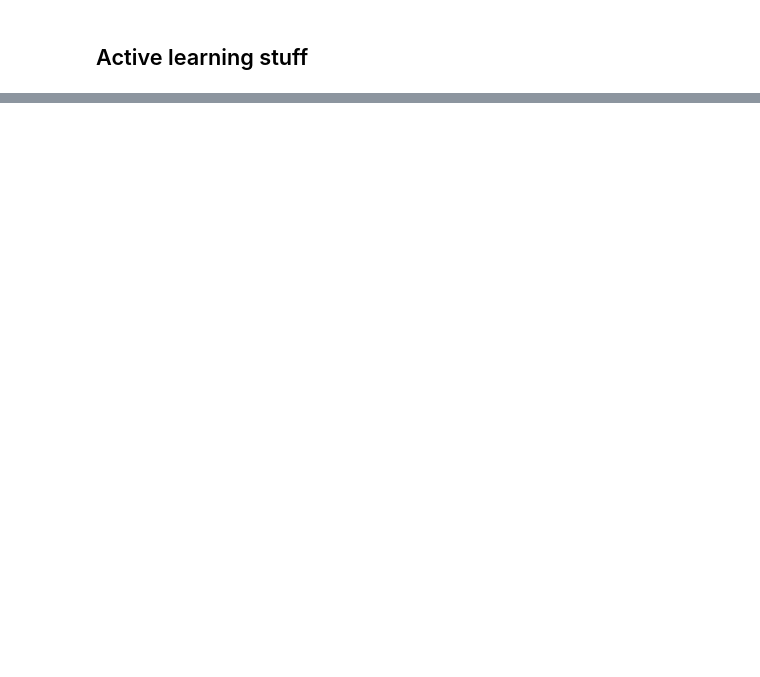
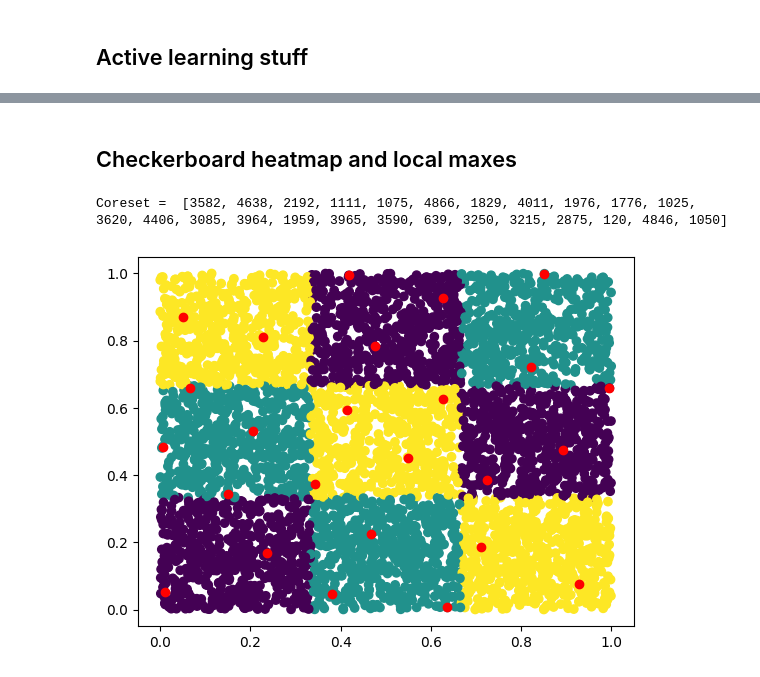
Before and after one commit to chapman20j/SAR_BAL, a Jupyter notebook: Batch Examples Plots.ipynb, the cells around one changed output, grey strips where cells are left out. Cells and saved outputs as stored; diff of their text form; code cells hidden in the pictures; blank space fills up the shorter version.

Commit message:
images

```diff
--- a/Batch Examples Plots.ipynb
+++ b/Batch Examples Plots.ipynb
@@ -132,0 +119,23 @@ plt.show()
+# %% [markdown]
+## Checkerboard heatmap and local maxes
+# %%
+#Make data set
+X, labels = bal.gen_checkerboard_3(num_samples=5000)
+# %%
+#Create graph learning objects
+W = gl.weightmatrix.knn(X, 20, kernel = 'distance')
+G = gl.graph(W)
+
+#Generate coreset
+coreset = bal.coreset_dijkstras(G, .5, data = X, density_info = (True, .2, 1.0));
+print("Coreset = ", coreset)
+# %% [output]
+Coreset =  [3582, 4638, 2192, 1111, 1075, 4866, 1829, 4011, 1976, 1776, 1025, 3620, 4406, 3085, 3964, 1959, 3965, 3590, 639, 3250, 3215, 2875, 120, 4846, 1050]
+# %%
+#plot
+plt.scatter(X[:, 0], X[:, 1], c = labels)
+plt.scatter(X[coreset, 0], X[coreset, 1], c='r')
+plt.savefig('SAR Results/checkerboard.jpg')
+plt.show()
+# %% [output]
+[figure, added]
```
Also changed, not shown: parts of 8 cells of this notebook, 24 other files.
